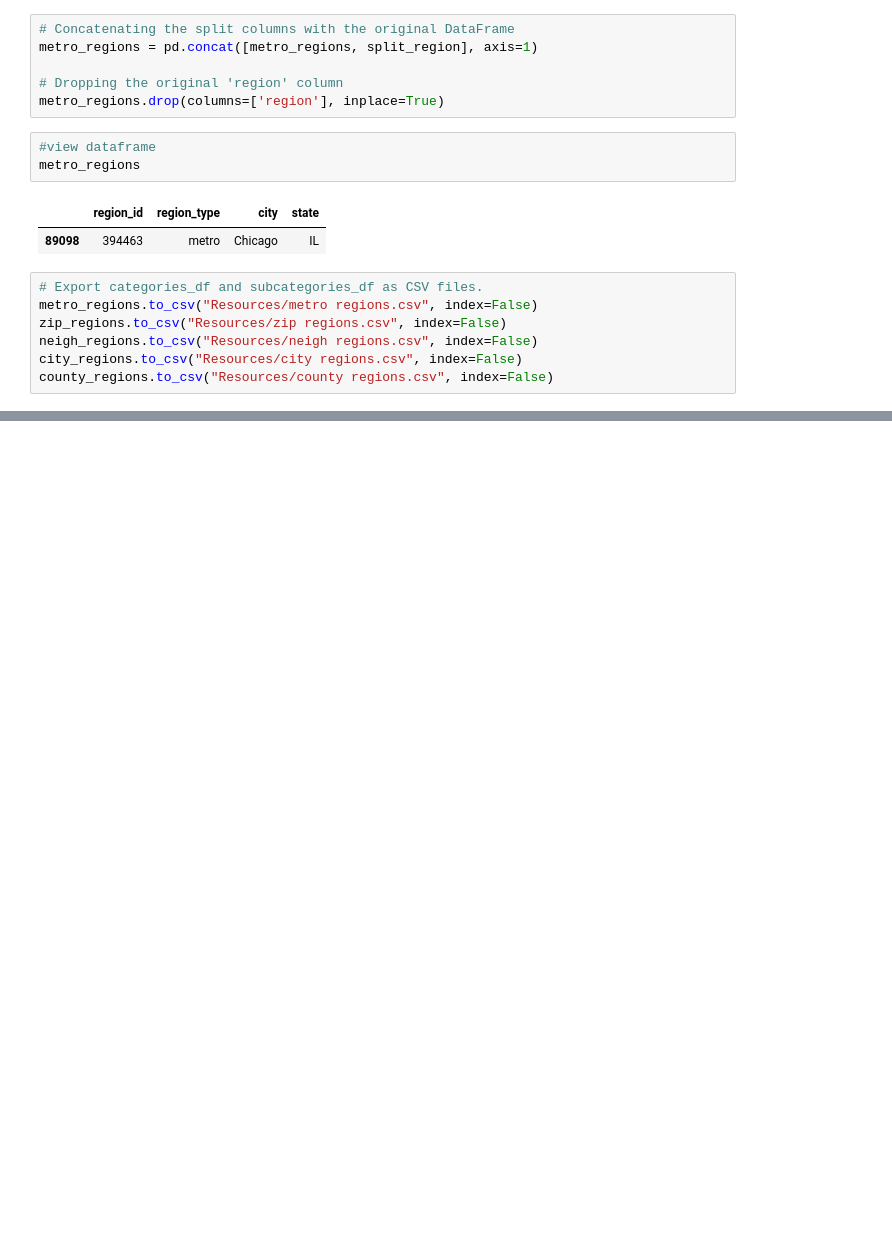
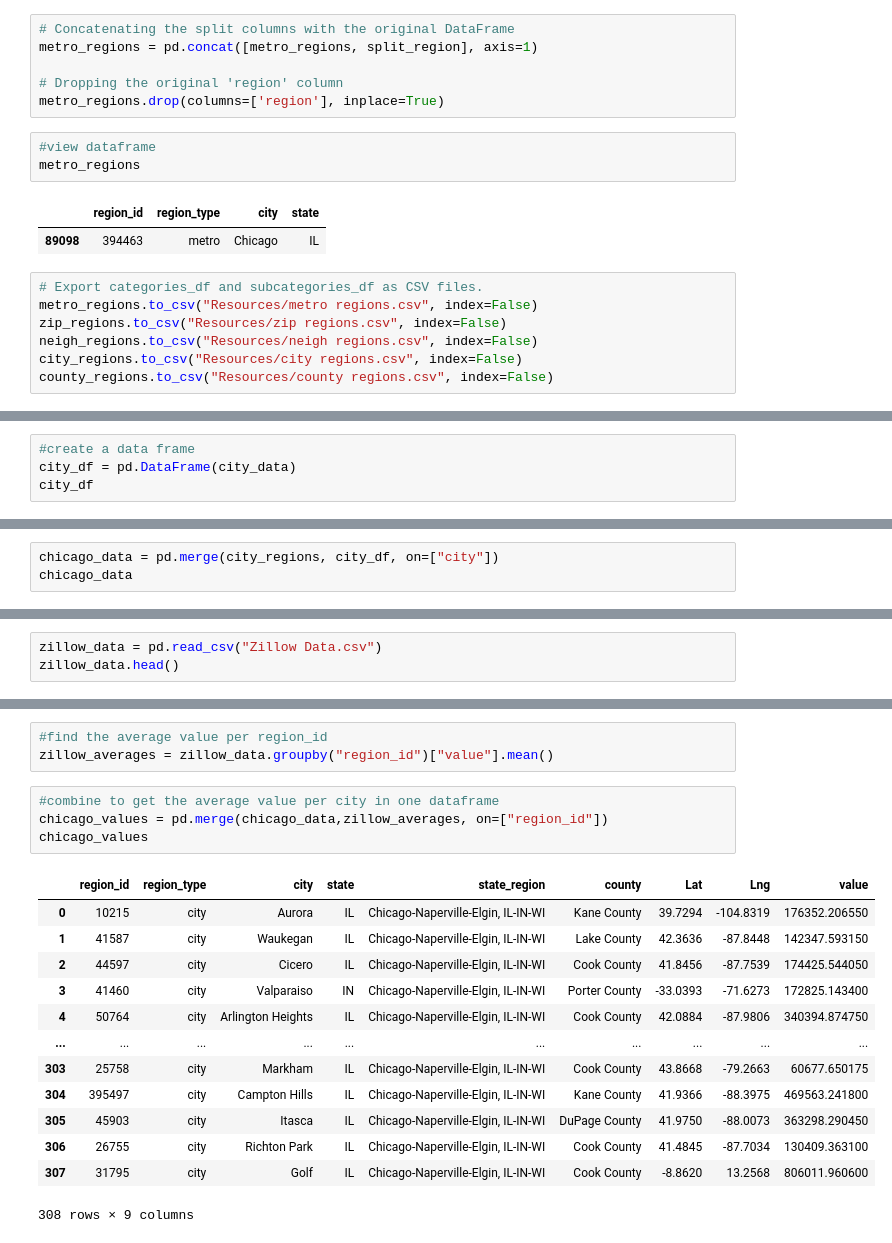
Before and after one commit to cailahanus/data-engineering-project, a Jupyter notebook: Project 3/data.ipynb, the cells around one changed output, grey strips where cells are left out. Saved outputs shown, nothing was run; the diff lists cells and outputs as text; blank space fills up the shorter version.

Commit message:
updating data

```diff
--- a/Project 3/data.ipynb
+++ b/Project 3/data.ipynb
@@ -285,0 +371,4 @@ base_url = "https://data.nasdaq.com/api/v3/datatables/ZILLOW/DATA?indicator_id=Z
+# %%
+#create a data frame
+city_df = pd.DataFrame(city_data)
+city_df
@@ -285,0 +389,3 @@ base_url = "https://data.nasdaq.com/api/v3/datatables/ZILLOW/DATA?indicator_id=Z
+# %%
+chicago_data = pd.merge(city_regions, city_df, on=["city"])
+chicago_data
@@ -285,0 +406,3 @@ base_url = "https://data.nasdaq.com/api/v3/datatables/ZILLOW/DATA?indicator_id=Z
+# %%
+zillow_data = pd.read_csv("Zillow Data.csv")
+zillow_data.head()
@@ -285,0 +416,21 @@ base_url = "https://data.nasdaq.com/api/v3/datatables/ZILLOW/DATA?indicator_id=Z
+# %%
+#find the average value per region_id
+zillow_averages = zillow_data.groupby("region_id")["value"].mean()
+# %%
+#combine to get the average value per city in one dataframe
+chicago_values = pd.merge(chicago_data,zillow_averages, on=["region_id"])
+chicago_values
+# %% [output]
+|  | region_id | region_type | city | state | state_region | county | Lat | Lng | value |
+| 0 | 10215 | city | Aurora | IL | Chicago-Naperville-Elgin, IL-IN-WI | Kane County | 39.7294 | -104.8319 | 176352.206550 |
+| 1 | 41587 | city | Waukegan | IL | Chicago-Naperville-Elgin, IL-IN-WI | Lake County | 42.3636 | -87.8448 | 142347.593150 |
+| 2 | 44597 | city | Cicero | IL | Chicago-Naperville-Elgin, IL-IN-WI | Cook County | 41.8456 | -87.7539 | 174425.544050 |
+| 3 | 41460 | city | Valparaiso | IN | Chicago-Naperville-Elgin, IL-IN-WI | Porter County | -33.0393 | -71.6273 | 172825.143400 |
+| 4 | 50764 | city | Arlington Heights | IL | Chicago-Naperville-Elgin, IL-IN-WI | Cook County | 42.0884 | -87.9806 | 340394.874750 |
+| ... | ... | ... | ... | ... | ... | ... | ... | ... | ... |
+| 303 | 25758 | city | Markham | IL | Chicago-Naperville-Elgin, IL-IN-WI | Cook County | 43.8668 | -79.2663 | 60677.650175 |
+| 304 | 395497 | city | Campton Hills | IL | Chicago-Naperville-Elgin, IL-IN-WI | Kane County | 41.9366 | -88.3975 | 469563.241800 |
+| 305 | 45903 | city | Itasca | IL | Chicago-Naperville-Elgin, IL-IN-WI | DuPage County | 41.9750 | -88.0073 | 363298.290450 |
+| 306 | 26755 | city | Richton Park | IL | Chicago-Naperville-Elgin, IL-IN-WI | Cook County | 41.4845 | -87.7034 | 130409.363100 |
+| 307 | 31795 | city | Golf | IL | Chicago-Naperville-Elgin, IL-IN-WI | Cook County | -8.8620 | 13.2568 | 806011.960600 |
+308 rows × 9 columns
```
Also changed, not shown: parts of 10 cells of this notebook, 2 other files.
